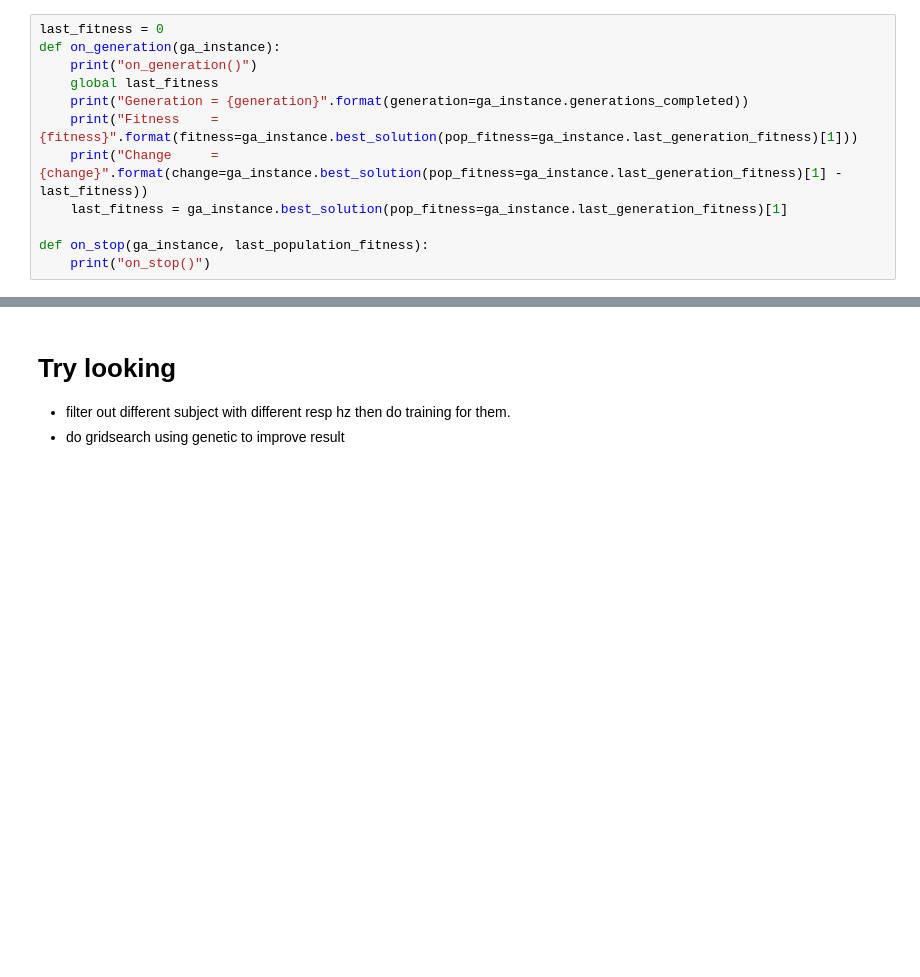
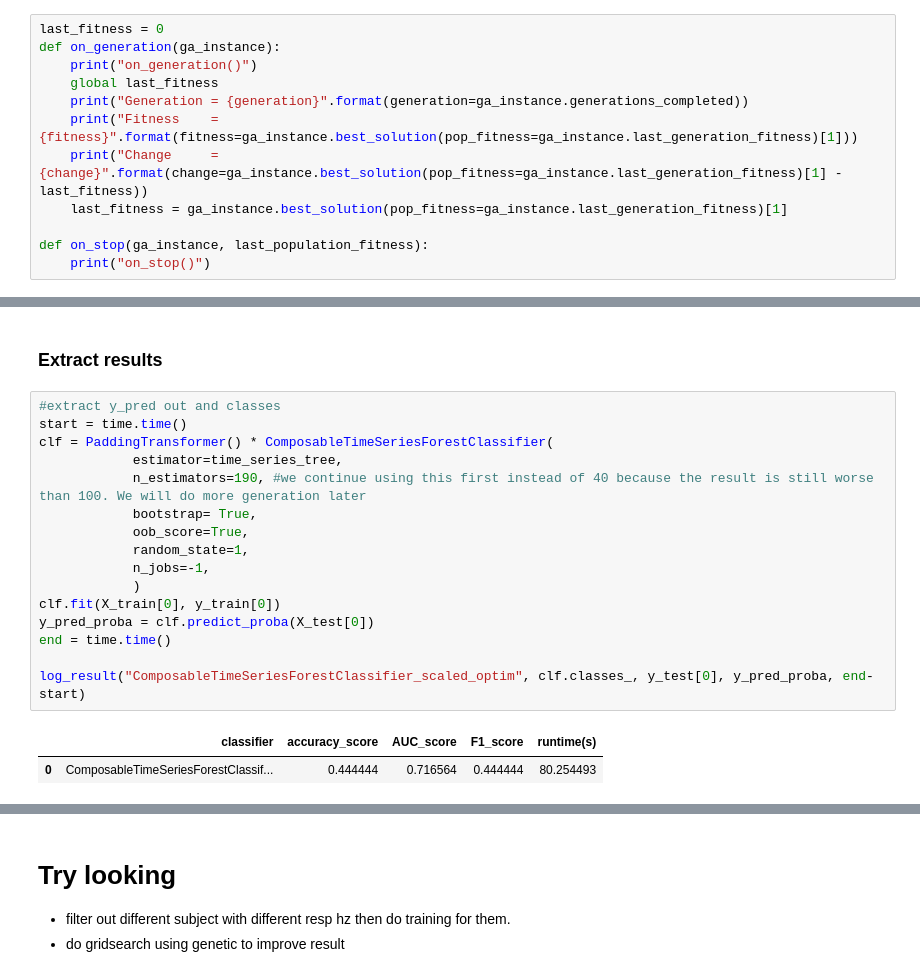
Before and after one commit to erjieyong/Data_Science_Projects, a Jupyter notebook: CogPilot_Challenge/starterCode/ppg_split_pilot.ipynb, the cells around one changed output, grey strips where cells are left out. Drawn from its saved outputs; the diff is of its cells as text; blank space fills up the shorter version.

```diff
--- a/CogPilot_Challenge/starterCode/ppg_split_pilot.ipynb
+++ b/CogPilot_Challenge/starterCode/ppg_split_pilot.ipynb
@@ -1238,0 +1241,21 @@ if ga_instance.best_solution_generation != -1:
+# %% [markdown]
+### Extract results
+# %%
+#extract y_pred out and classes
+start = time.time()
+clf = PaddingTransformer() * ComposableTimeSeriesForestClassifier(
+            estimator=time_series_tree,
+            n_estimators=190, #we continue using this first instead of 40 because the result is still worse than 100. We will do more generation later
+            bootstrap= True,
+            oob_score=True,
+            random_state=1,
+            n_jobs=-1,
+            )
+clf.fit(X_train[0], y_train[0])
+y_pred_proba = clf.predict_proba(X_test[0])
+end = time.time()
+
+log_result("ComposableTimeSeriesForestClassifier_scaled_optim", clf.classes_, y_test[0], y_pred_proba, end-start)
+# %% [output]
+|  | classifier | accuracy_score | AUC_score | F1_score | runtime(s) |
+| 0 | ComposableTimeSeriesForestClassif... | 0.444444 | 0.716564 | 0.444444 | 80.254493 |
```
Also changed, not shown: parts of 27 cells of this notebook, 2 other files.
